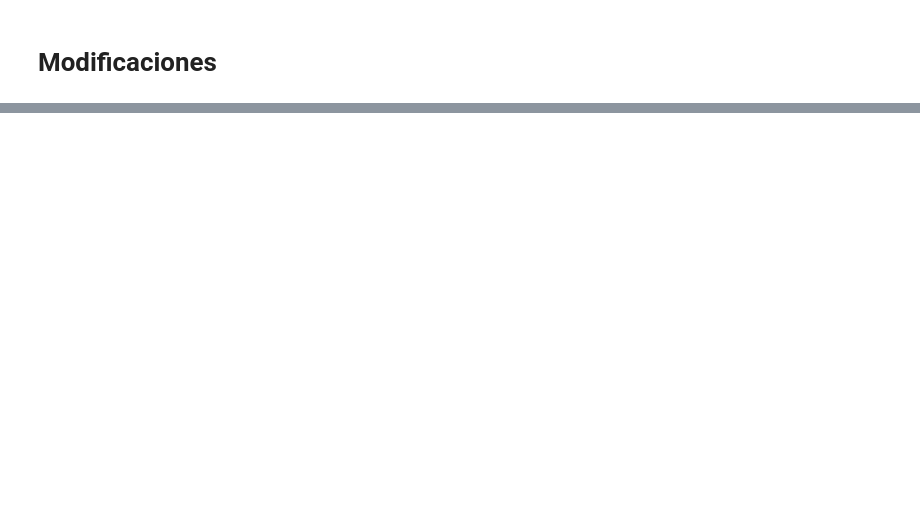
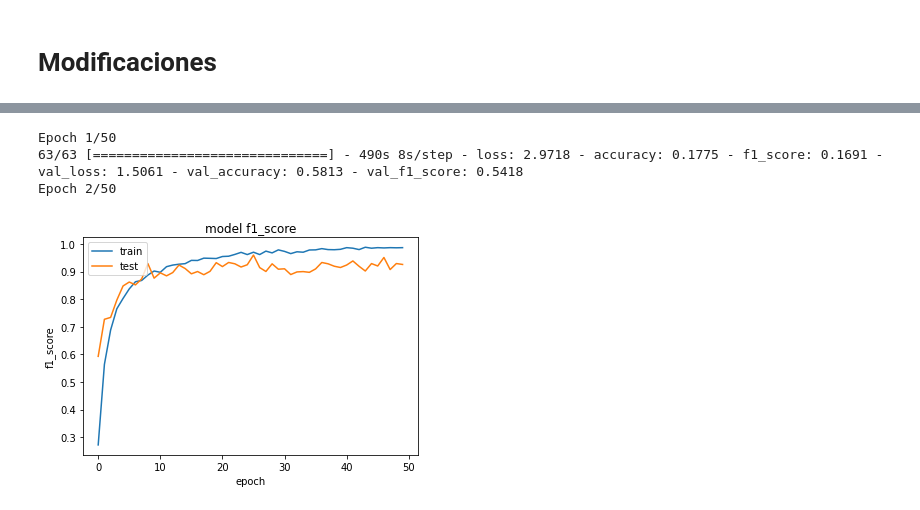
Before and after one commit to lucabem/CompeticionMineria, a Jupyter notebook: batch2.ipynb, the cells around one changed output, grey strips where cells are left out. Saved outputs shown, nothing was run; the diff lists cells and outputs as text; code cells hidden in the pictures; blank space fills up the shorter version.

```diff
--- a/batch2.ipynb
+++ b/batch2.ipynb
@@ -665,3 +272,5 @@ files.download("modelo_mejorado2_2048_512_1024_256_128_52.zip")
 # %% [output]
 [interactive output not drawn]
 [interactive output not drawn]
+# %%
+batch_size2 = 100
@@ -667,0 +312,21 @@ files.download("modelo_mejorado2_2048_512_1024_256_128_52.zip")
+# %%
+opt = tf.keras.optimizers.Adagrad()
+
+callback = tf.keras.callbacks.EarlyStopping(monitor='f1_score', patience=5)
+
+model_23.compile(loss="categorical_crossentropy",
+              optimizer=opt,
+	            metrics=[ 'accuracy', tfa.metrics.F1Score(num_classes=25, average='weighted')],
+              )
+# %%
+tf.random.set_seed(2021)
+
+model_history_23 = model_23.fit(
+    train_data_gen,
+    epochs=50,
+    validation_data=valid_data_gen,
+    validation_steps= valid_data_gen.n // batch_size2)
+# %% [output]
+Epoch 1/50
+63/63 [==============================] - 490s 8s/step - loss: 2.9718 - accuracy: 0.1775 - f1_score: 0.1691 - val_loss: 1.5061 - val_accuracy: 0.5813 - val_f1_score: 0.5418
+Epoch 2/50
@@ -667,0 +336,10 @@ files.download("modelo_mejorado2_2048_512_1024_256_128_52.zip")
+# %%
+plt.plot(model_history_23.history['f1_score'])
+plt.plot(model_history_23.history['val_f1_score'])
+plt.title('model f1_score')
+plt.ylabel('f1_score')
+plt.xlabel('epoch')
+plt.legend(['train', 'test'], loc='upper left')
+plt.show()
+# %% [output]
+[figure, added]
```
Also changed, not shown: parts of 51 cells of this notebook.
